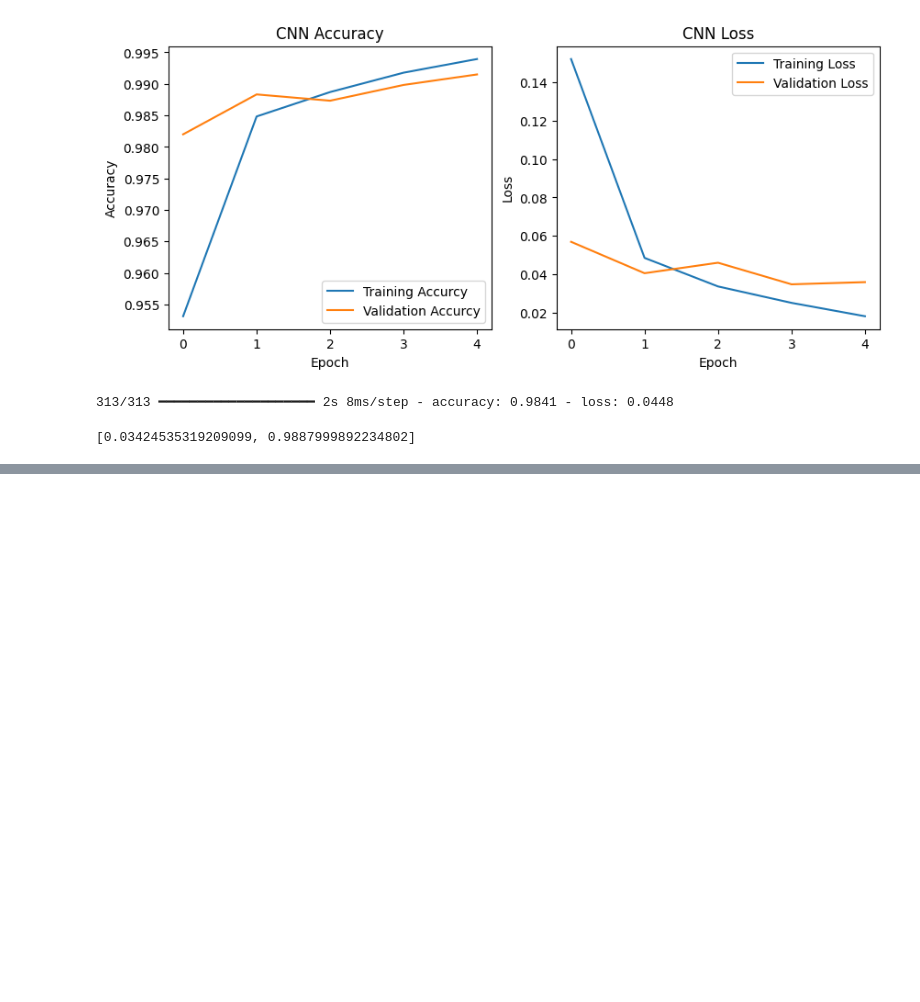
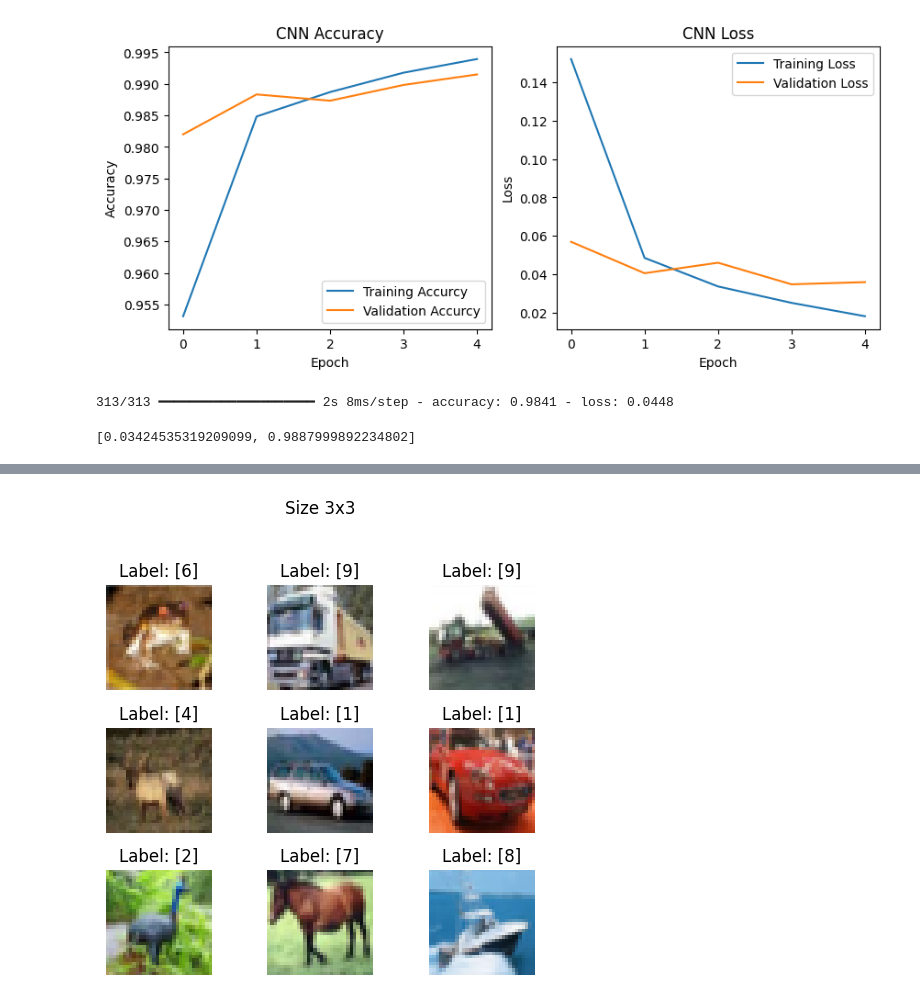
Before and after one commit to ImNotDanish05/2025_Visi-Komputer_TI-2A, a Jupyter notebook: Jobsheet02_KLASIFIKASI-GAMBAR.ipynb, the cells around one changed output, grey strips where cells are left out. Saved outputs shown, nothing was run; the diff lists cells and outputs as text; code cells hidden in the pictures; blank space fills up the shorter version.

```diff
--- a/Jobsheet02_KLASIFIKASI-GAMBAR.ipynb
+++ b/Jobsheet02_KLASIFIKASI-GAMBAR.ipynb
@@ -188,6 +188,11 @@ modeltugas.evaluate(x_test_cnn, y_test)
 [0.03424535319209099, 0.9887999892234802]
 # %%
 # @title Praktikum D4 – Eksperimen dengan Dataset Lebih Kompleks (CIFAR-10)
+"""
+Tugas kecil: Coba tambahkan Dropout(0.5) sebelum lapisan Dense terakhir. Apa
+pengaruhnya pada overfitting?
+"""
+
 from tensorflow.keras.datasets import cifar10
 (x_train, y_train), (x_test, y_test) = cifar10.load_data()
 x_train, x_test = x_train / 255.0, x_test / 255.0
@@ -201,3 +206,4 @@ for i in range(9):
     plt.axis('off')
 plt.tight_layout(rect=[0, 0, 1, 0.95])
 plt.show()
+# %% [output]
@@ -204,3 +212,4 @@ plt.show()
+[figure, added]
 # %%
 model = models.Sequential([
     layers.Conv2D(32, (3, 3), activation='relu', input_shape=(32,32,3)),
```
Also changed, not shown: parts of 6 cells of this notebook.
